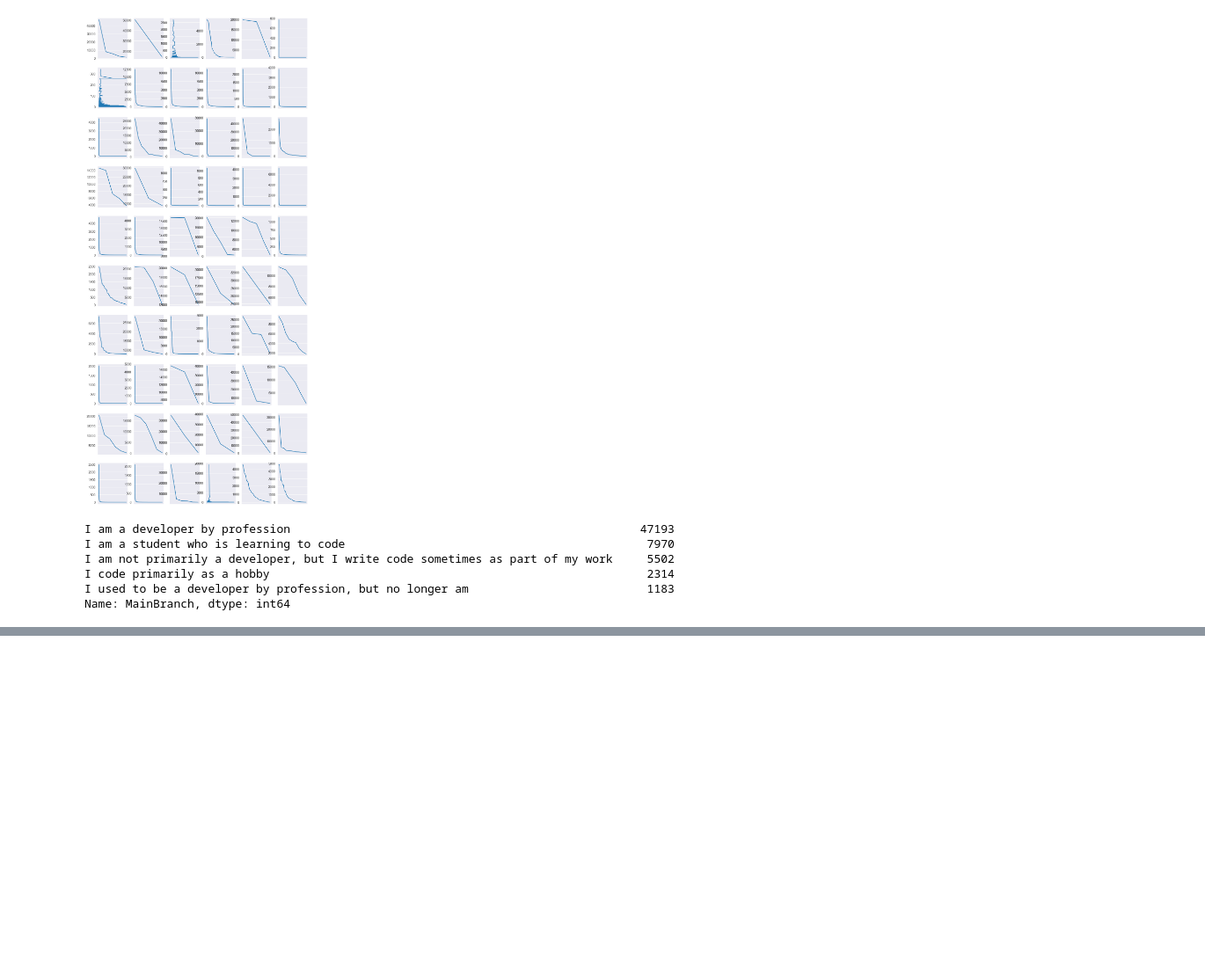
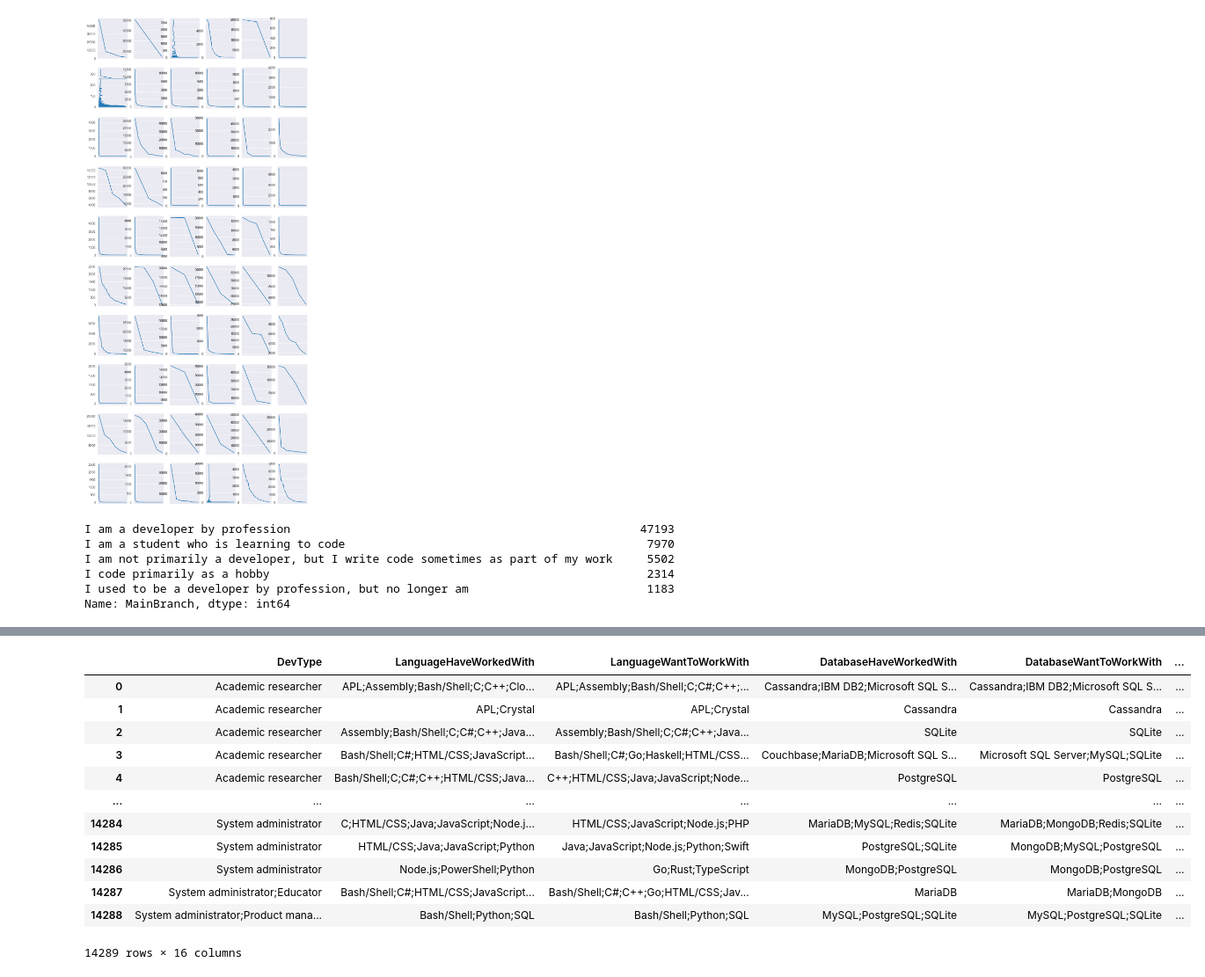
Before and after one commit to Abra-web/data_madness_2023, a Jupyter notebook: src/DA-23.ipynb, the cells around one changed output, grey strips where cells are left out. Shown at 88% size. Cells and saved outputs as stored; diff of their text form; code cells hidden in the pictures; blank space fills up the shorter version.

```diff
--- a/src/DA-23.ipynb
+++ b/src/DA-23.ipynb
@@ -226,0 +281,26 @@ public_data_for_objective_1[2].columns & public_data_for_objective_1[3].columns
+# %%
+# Year 2021
+temp21 = pd.read_csv(join(data_folder, 'survey_results_public2021.csv'))
+
+# 2021: HAS "DEVTYPE", "LANGUAGE", "DATABASE", "PLATFORM", "WEBFRAME", "MISCTECH", "TOOLSTECH", "NEWCOLLABTOOL"
+
+# "DevType", 'LanguageHaveWorkedWith', 'LanguageWantToWorkWith', 'DatabaseHaveWorkedWith', 'DatabaseWantToWorkWith', 'PlatformHaveWorkedWith', 'PlatformWantToWorkWith', 'WebframeHaveWorkedWith', 'WebframeWantToWorkWith', 'MiscTechHaveWorkedWith', 'MiscTechWantToWorkWith', 'ToolsTechHaveWorkedWith', 'ToolsTechWantToWorkWith', 'NEWCollabToolsHaveWorkedWith', 'NEWCollabToolsWantToWorkWith'
+
+temp21_grouped = temp21.groupby(["DevType", 'LanguageHaveWorkedWith', 'LanguageWantToWorkWith', 'DatabaseHaveWorkedWith', 'DatabaseWantToWorkWith', 'PlatformHaveWorkedWith', 'PlatformWantToWorkWith', 'WebframeHaveWorkedWith', 'WebframeWantToWorkWith', 'MiscTechHaveWorkedWith', 'MiscTechWantToWorkWith', 'ToolsTechHaveWorkedWith', 'ToolsTechWantToWorkWith', 'NEWCollabToolsHaveWorkedWith', 'NEWCollabToolsWantToWorkWith']).size().reset_index().rename(columns={0:'count'})
+
+
+temp21_grouped
+# %% [output]
+|  | DevType | LanguageHaveWorkedWith | LanguageWantToWorkWith | DatabaseHaveWorkedWith | DatabaseWantToWorkWith | ... |
+| 0 | Academic researcher | APL;Assembly;Bash/Shell;C;C++;Clo... | APL;Assembly;Bash/Shell;C;C#;C++;... | Cassandra;IBM DB2;Microsoft SQL S... | Cassandra;IBM DB2;Microsoft SQL S... | ... |
+| 1 | Academic researcher | APL;Crystal | APL;Crystal | Cassandra | Cassandra | ... |
+| 2 | Academic researcher | Assembly;Bash/Shell;C;C#;C++;Java... | Assembly;Bash/Shell;C;C#;C++;Java... | SQLite | SQLite | ... |
+| 3 | Academic researcher | Bash/Shell;C#;HTML/CSS;JavaScript... | Bash/Shell;C#;Go;Haskell;HTML/CSS... | Couchbase;MariaDB;Microsoft SQL S... | Microsoft SQL Server;MySQL;SQLite | ... |
+| 4 | Academic researcher | Bash/Shell;C;C#;C++;HTML/CSS;Java... | C++;HTML/CSS;Java;JavaScript;Node... | PostgreSQL | PostgreSQL | ... |
+| ... | ... | ... | ... | ... | ... | ... |
+| 14284 | System administrator | C;HTML/CSS;Java;JavaScript;Node.j... | HTML/CSS;JavaScript;Node.js;PHP | MariaDB;MySQL;Redis;SQLite | MariaDB;MongoDB;Redis;SQLite | ... |
+| 14285 | System administrator | HTML/CSS;Java;JavaScript;Python | Java;JavaScript;Node.js;Python;Swift | PostgreSQL;SQLite | MongoDB;MySQL;PostgreSQL | ... |
+| 14286 | System administrator | Node.js;PowerShell;Python | Go;Rust;TypeScript | MongoDB;PostgreSQL | MongoDB;PostgreSQL | ... |
+| 14287 | System administrator;Educator | Bash/Shell;C#;HTML/CSS;JavaScript... | Bash/Shell;C#;C++;Go;HTML/CSS;Jav... | MariaDB | MariaDB;MongoDB | ... |
+| 14288 | System administrator;Product mana... | Bash/Shell;Python;SQL | Bash/Shell;Python;SQL | MySQL;PostgreSQL;SQLite | MySQL;PostgreSQL;SQLite | ... |
+14289 rows × 16 columns
```
Also changed, not shown: parts of 8 cells of this notebook.
